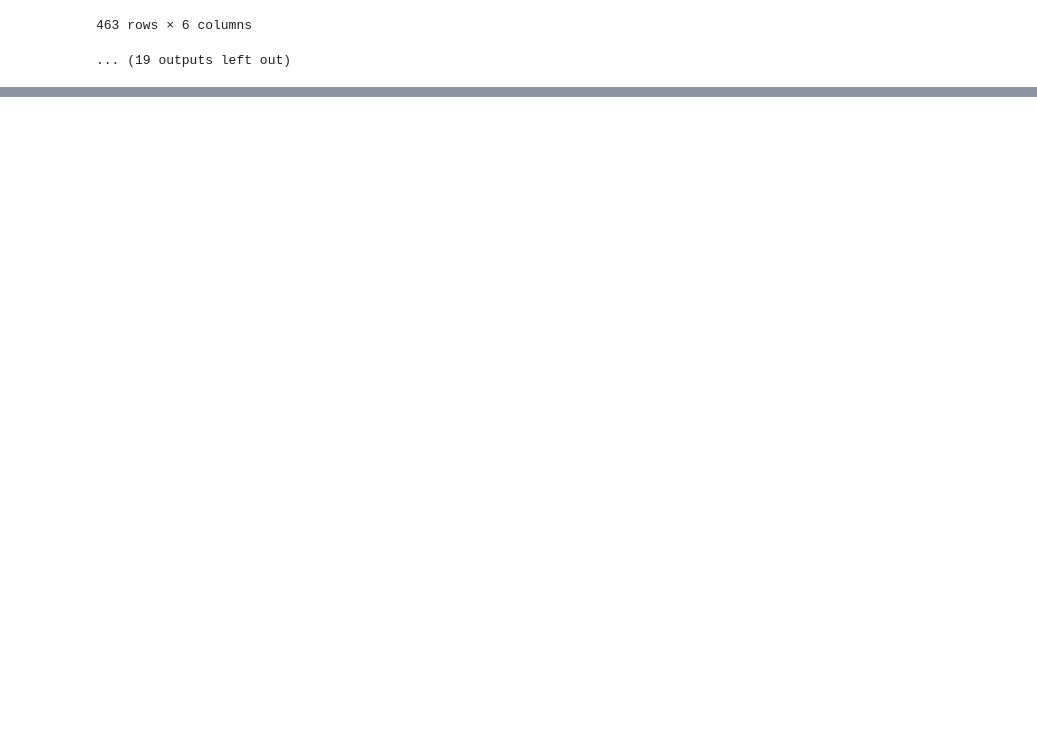
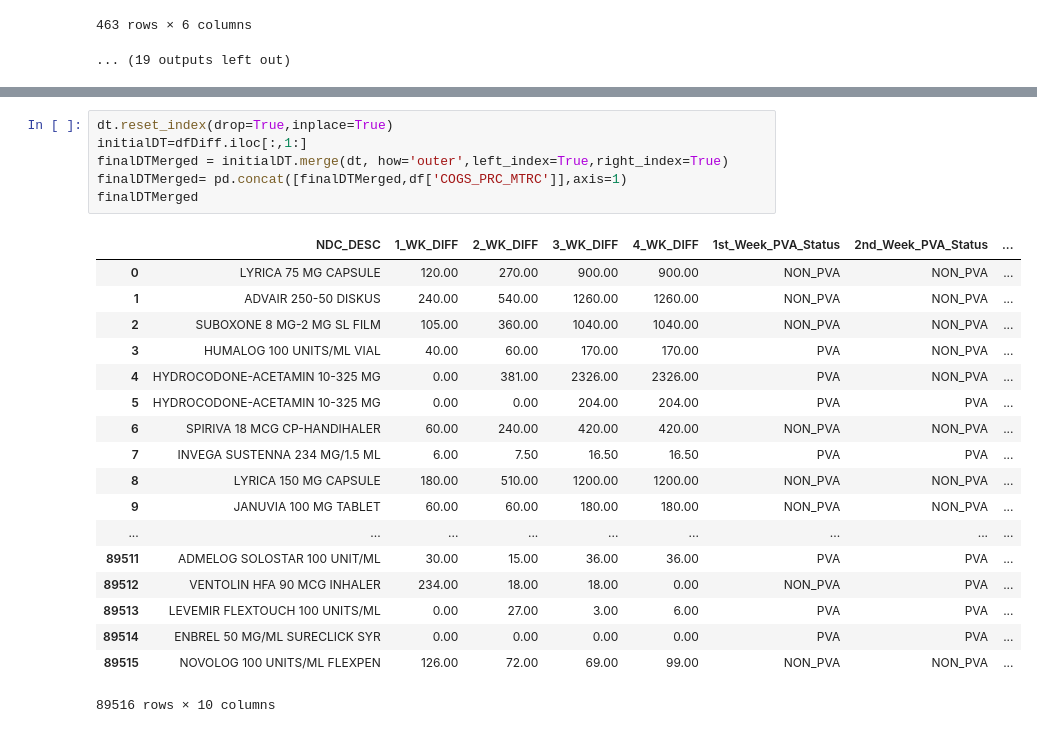
Before and after one commit to SupChanda/AIS-Pharmacy-Dataset, a Jupyter notebook: Which drug families appear to be purchased outside the PVA most often.ipynb, the cells around one changed output, grey strips where cells are left out. Cells and saved outputs as stored; diff of their text form; blank space fills up the shorter version.

```diff
--- a/Which drug families appear to be purchased outside the PVA most often.ipynb
+++ b/Which drug families appear to be purchased outside the PVA most often.ipynb
@@ -415,0 +484,25 @@ for key,value in df.groupby('NDC_DESC'):
+# %%
+dt.reset_index(drop=True,inplace=True)
+initialDT=dfDiff.iloc[:,1:]
+finalDTMerged = initialDT.merge(dt, how='outer',left_index=True,right_index=True)
+finalDTMerged= pd.concat([finalDTMerged,df['COGS_PRC_MTRC']],axis=1)
+finalDTMerged
+# %% [output]
+|  | NDC_DESC | 1_WK_DIFF | 2_WK_DIFF | 3_WK_DIFF | 4_WK_DIFF | 1st_Week_PVA_Status | 2nd_Week_PVA_Status | ... |
+| 0 | LYRICA 75 MG CAPSULE | 120.00 | 270.00 | 900.00 | 900.00 | NON_PVA | NON_PVA | ... |
+| 1 | ADVAIR 250-50 DISKUS | 240.00 | 540.00 | 1260.00 | 1260.00 | NON_PVA | NON_PVA | ... |
+| 2 | SUBOXONE 8 MG-2 MG SL FILM | 105.00 | 360.00 | 1040.00 | 1040.00 | NON_PVA | NON_PVA | ... |
+| 3 | HUMALOG 100 UNITS/ML VIAL | 40.00 | 60.00 | 170.00 | 170.00 | PVA | NON_PVA | ... |
+| 4 | HYDROCODONE-ACETAMIN 10-325 MG | 0.00 | 381.00 | 2326.00 | 2326.00 | PVA | NON_PVA | ... |
+| 5 | HYDROCODONE-ACETAMIN 10-325 MG | 0.00 | 0.00 | 204.00 | 204.00 | PVA | PVA | ... |
+| 6 | SPIRIVA 18 MCG CP-HANDIHALER | 60.00 | 240.00 | 420.00 | 420.00 | NON_PVA | NON_PVA | ... |
+| 7 | INVEGA SUSTENNA 234 MG/1.5 ML | 6.00 | 7.50 | 16.50 | 16.50 | PVA | PVA | ... |
+| 8 | LYRICA 150 MG CAPSULE | 180.00 | 510.00 | 1200.00 | 1200.00 | NON_PVA | NON_PVA | ... |
+| 9 | JANUVIA 100 MG TABLET | 60.00 | 60.00 | 180.00 | 180.00 | NON_PVA | NON_PVA | ... |
+| ... | ... | ... | ... | ... | ... | ... | ... | ... |
+| 89511 | ADMELOG SOLOSTAR 100 UNIT/ML | 30.00 | 15.00 | 36.00 | 36.00 | PVA | PVA | ... |
+| 89512 | VENTOLIN HFA 90 MCG INHALER | 234.00 | 18.00 | 18.00 | 0.00 | NON_PVA | PVA | ... |
+| 89513 | LEVEMIR FLEXTOUCH 100 UNITS/ML | 0.00 | 27.00 | 3.00 | 6.00 | PVA | PVA | ... |
+| 89514 | ENBREL 50 MG/ML SURECLICK SYR | 0.00 | 0.00 | 0.00 | 0.00 | PVA | PVA | ... |
+| 89515 | NOVOLOG 100 UNITS/ML FLEXPEN | 126.00 | 72.00 | 69.00 | 99.00 | NON_PVA | NON_PVA | ... |
+89516 rows × 10 columns
```
Also changed, not shown: parts of 7 cells of this notebook.
